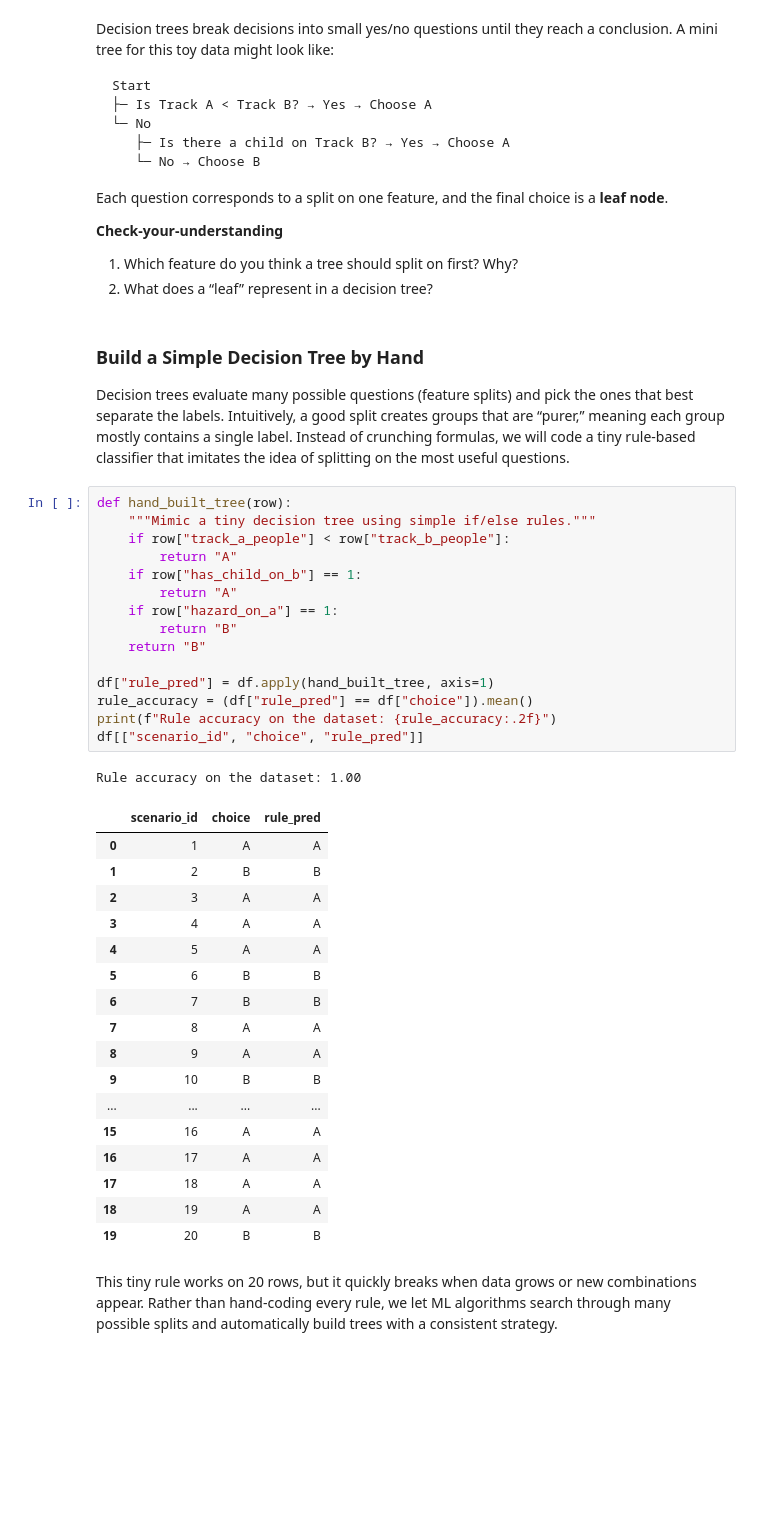
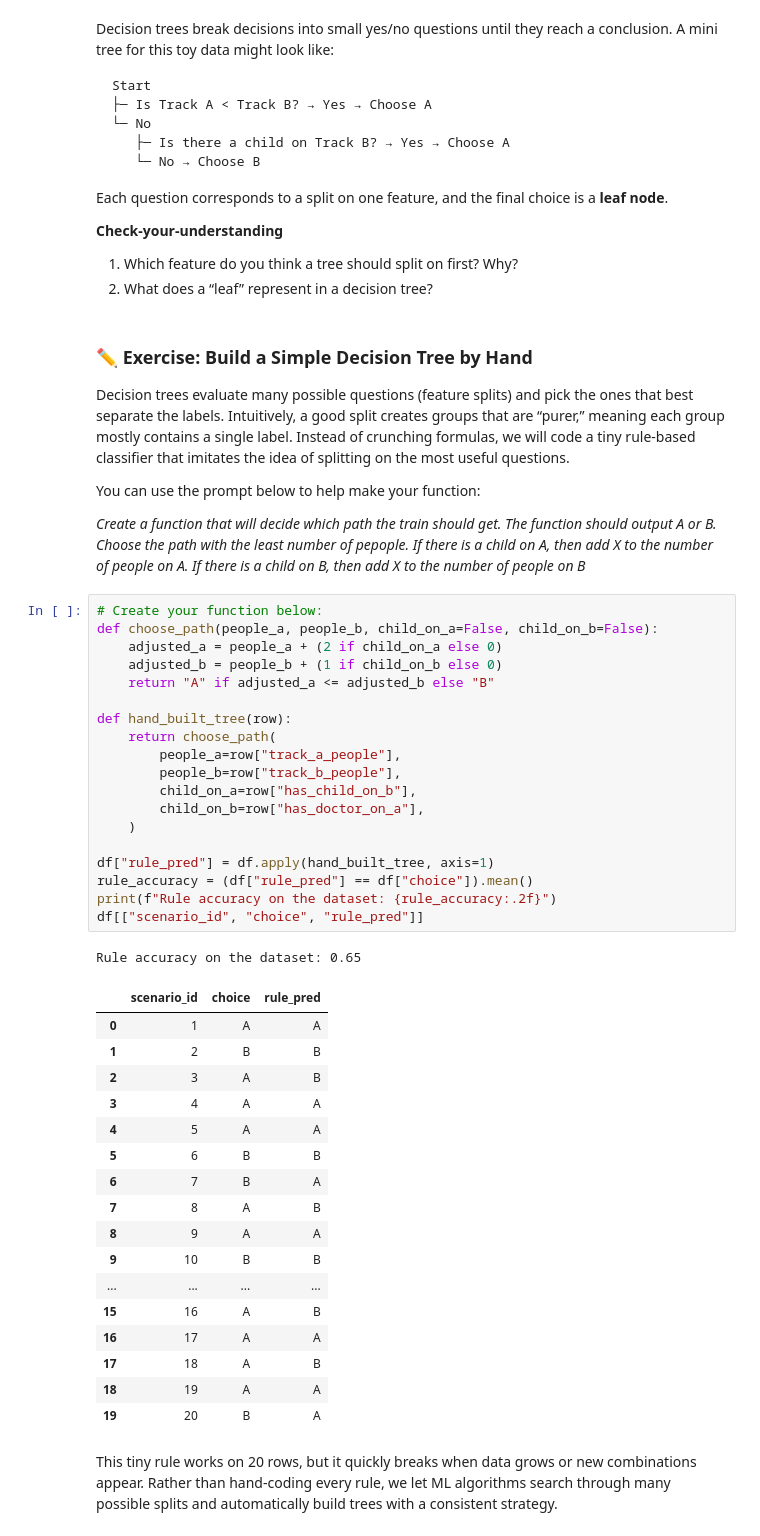
Before and after one commit to uf-bme/BME6938-Spring-2026, a Jupyter notebook: lessons/04-supervised-ml/04-supervised-ML.ipynb, the cells around one changed output. Saved outputs shown, nothing was run; the diff lists cells and outputs as text; blank space fills up the shorter version.

```diff
--- a/lessons/04-supervised-ml/04-supervised-ML.ipynb
+++ b/lessons/04-supervised-ml/04-supervised-ML.ipynb
@@ -287,43 +121,51 @@ Each question corresponds to a split on one feature, and the final choice is a *
 1. Which feature do you think a tree should split on first? Why?
 2. What does a “leaf” represent in a decision tree?
 # %% [markdown]
-### Build a Simple Decision Tree by Hand
+### ✏️ Exercise: Build a Simple Decision Tree by Hand
 
 Decision trees evaluate many possible questions (feature splits) and pick the ones that best separate the labels. Intuitively, a good split creates groups that are “purer,” meaning each group mostly contains a single label. Instead of crunching formulas, we will code a tiny rule-based classifier that imitates the idea of splitting on the most useful questions.
+
+You can use the prompt below to help make your function:
+
+_Create a function that will decide which path the train should get. The function should output A or B. Choose the path with the least number of pepople. If there is a child on A, then add X to the number of people on A. If there is a child on B, then add X to the number of people on B_
-# %%
-def hand_built_tree(row):
-    """Mimic a tiny decision tree using simple if/else rules."""
-    if row["track_a_people"] < row["track_b_people"]:
-        return "A"
-    if row["has_child_on_b"] == 1:
-        return "A"
-    if row["hazard_on_a"] == 1:
-        return "B"
-    return "B"
-
-df["rule_pred"] = df.apply(hand_built_tree, axis=1)
-rule_accuracy = (df["rule_pred"] == df["choice"]).mean()
-print(f"Rule accuracy on the dataset: {rule_accuracy:.2f}")
-df[["scenario_id", "choice", "rule_pred"]]
-# %% [output]
-Rule accuracy on the dataset: 1.00
-|  | scenario_id | choice | rule_pred |
-| 0 | 1 | A | A |
-| 1 | 2 | B | B |
-| 2 | 3 | A | A |
-| 3 | 4 | A | A |
-| 4 | 5 | A | A |
-| 5 | 6 | B | B |
-| 6 | 7 | B | B |
-| 7 | 8 | A | A |
-| 8 | 9 | A | A |
-| 9 | 10 | B | B |
-| ... | ... | ... | ... |
-| 15 | 16 | A | A |
-| 16 | 17 | A | A |
-| 17 | 18 | A | A |
-| 18 | 19 | A | A |
-| 19 | 20 | B | B |
+# %%
+# Create your function below:
+def choose_path(people_a, people_b, child_on_a=False, child_on_b=False):
+    adjusted_a = people_a + (2 if child_on_a else 0)
+    adjusted_b = people_b + (1 if child_on_b else 0)
+    return "A" if adjusted_a <= adjusted_b else "B"
+
+def hand_built_tree(row):
+    return choose_path(
+        people_a=row["track_a_people"],
+        people_b=row["track_b_people"],
+        child_on_a=row["has_child_on_b"],
+        child_on_b=row["has_doctor_on_a"],
+    )
+
+df["rule_pred"] = df.apply(hand_built_tree, axis=1)
+rule_accuracy = (df["rule_pred"] == df["choice"]).mean()
+print(f"Rule accuracy on the dataset: {rule_accuracy:.2f}")
+df[["scenario_id", "choice", "rule_pred"]]
+# %% [output]
+Rule accuracy on the dataset: 0.65
+|  | scenario_id | choice | rule_pred |
+| 0 | 1 | A | A |
+| 1 | 2 | B | B |
+| 2 | 3 | A | B |
+| 3 | 4 | A | A |
+| 4 | 5 | A | A |
+| 5 | 6 | B | B |
+| 6 | 7 | B | A |
+| 7 | 8 | A | B |
+| 8 | 9 | A | A |
+| 9 | 10 | B | B |
+| ... | ... | ... | ... |
+| 15 | 16 | A | B |
+| 16 | 17 | A | A |
+| 17 | 18 | A | B |
+| 18 | 19 | A | A |
+| 19 | 20 | B | A |
 # %% [markdown]
 This tiny rule works on 20 rows, but it quickly breaks when data grows or new combinations appear. Rather than hand-coding every rule, we let ML algorithms search through many possible splits and automatically build trees with a consistent strategy.
 # %% [markdown]
```
Also changed, not shown: parts of 14 cells of this notebook, 5 other files.
